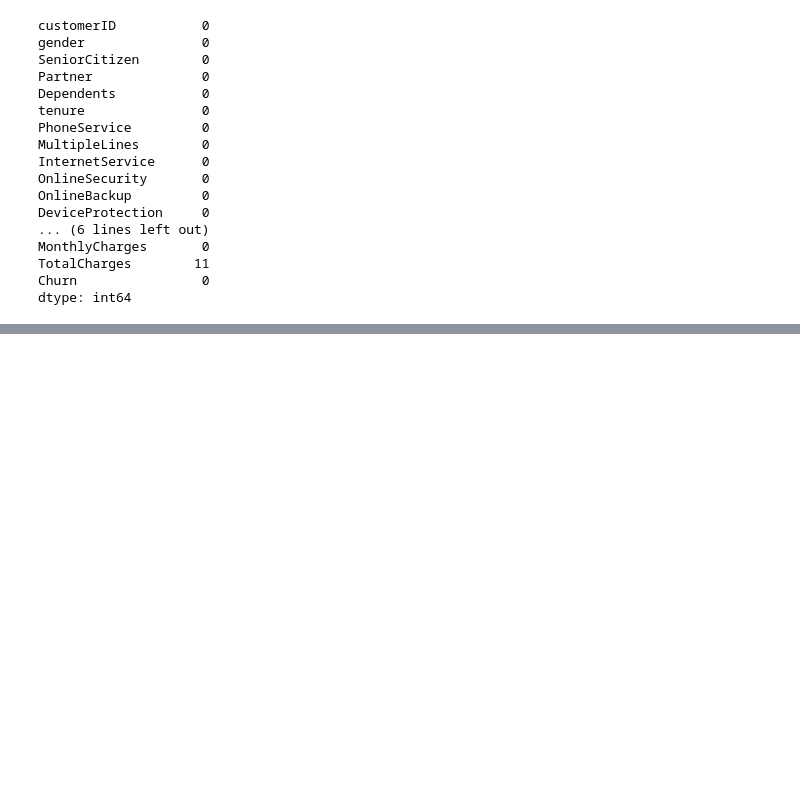
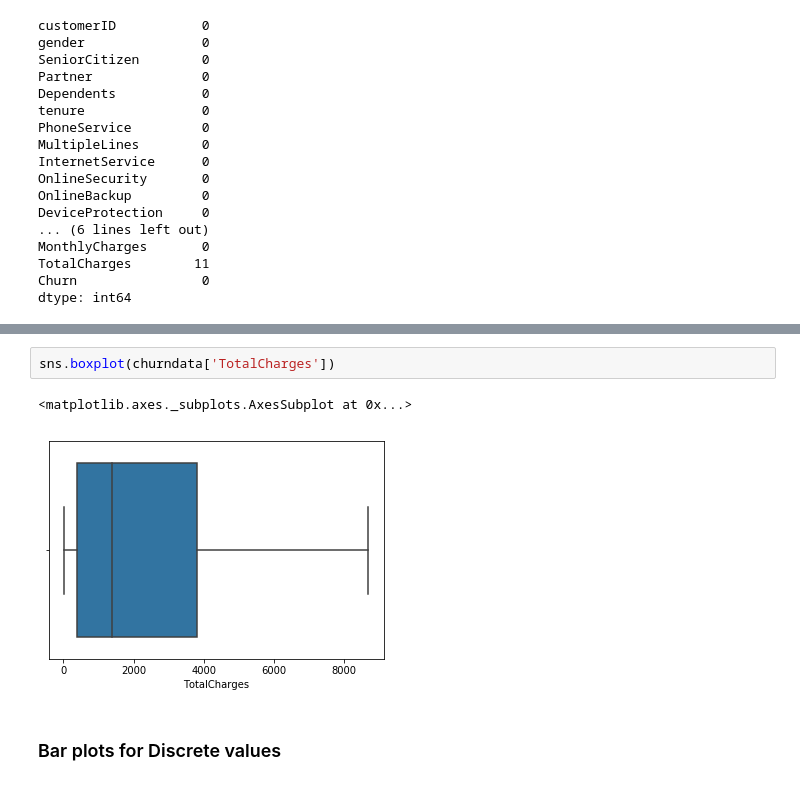
Before and after one commit to parasdoshicom/SpringboardDSIntensive, a Jupyter notebook: Customer Churn Prediction.ipynb, the cells around one changed output, grey strips where cells are left out. Drawn from its saved outputs; the diff is of its cells as text; blank space fills up the shorter version.

```diff
--- a/Customer Churn Prediction.ipynb
+++ b/Customer Churn Prediction.ipynb
@@ -204,2 +278,9 @@ memory usage: 1.2+ MB
+# %%
+sns.boxplot(churndata['TotalCharges'])
+# %% [output]
+<matplotlib.axes._subplots.AxesSubplot at 0x...>
+[figure, added]
+# %% [markdown]
+### Bar plots for Discrete values
 # %%
 for col in churndata:
```
Also changed, not shown: parts of 49 cells of this notebook.
